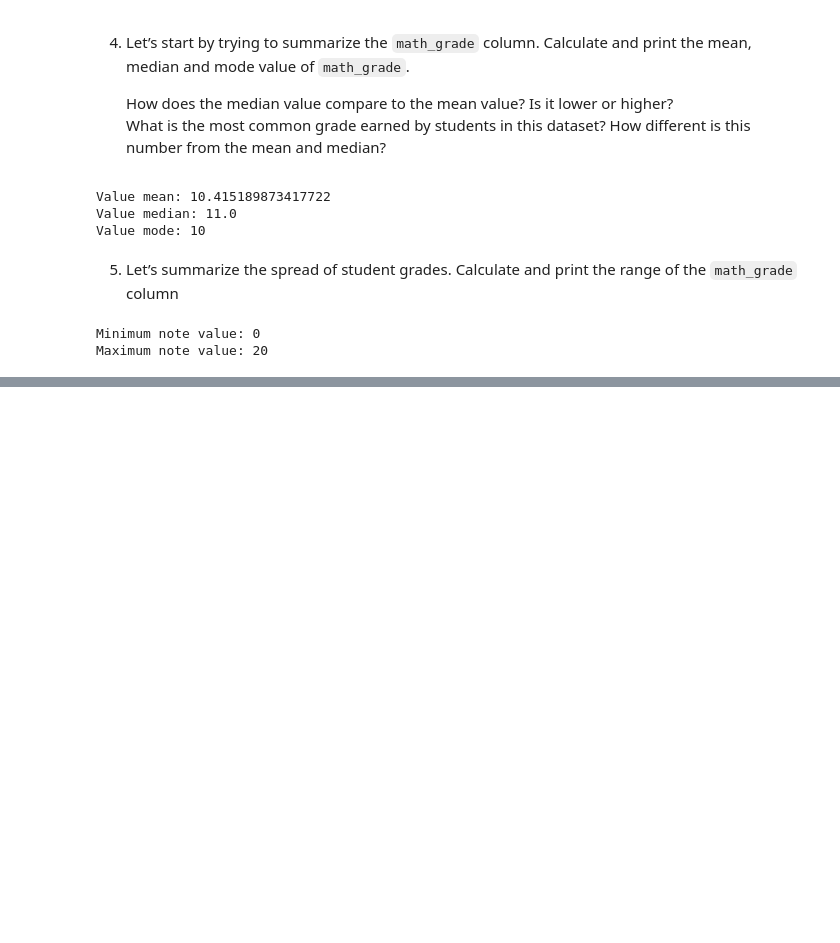
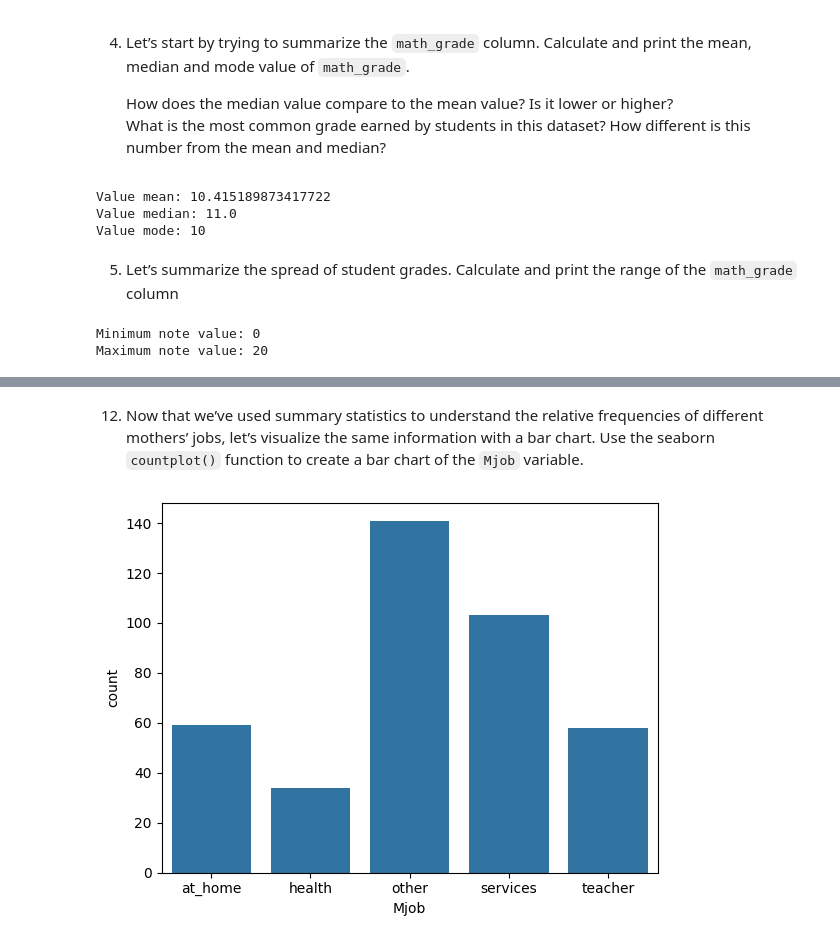
Before and after one commit to maylonleoncio/Codecademy-Projects, a Jupyter notebook: Student-Performance/Student-Performance.ipynb, the cells around one changed output, grey strips where cells are left out. Drawn from its saved outputs; the diff is of its cells as text; code cells hidden in the pictures; blank space fills up the shorter version.

```diff
--- a/Student-Performance/Student-Performance.ipynb
+++ b/Student-Performance/Student-Performance.ipynb
@@ -162,0 +220,7 @@ Maximum note value: 20
+# %% [markdown]
+12. Now that we’ve used summary statistics to understand the relative frequencies of different mothers’ jobs, let’s visualize the same information with a bar chart. Use the seaborn ``countplot()`` function to create a bar chart of the ``Mjob`` variable.
+# %%
+sns.countplot(x='Mjob', data=student, )
+plt.show()
+# %% [output]
+[figure, added]
```
Also changed, not shown: parts of 21 cells of this notebook.
